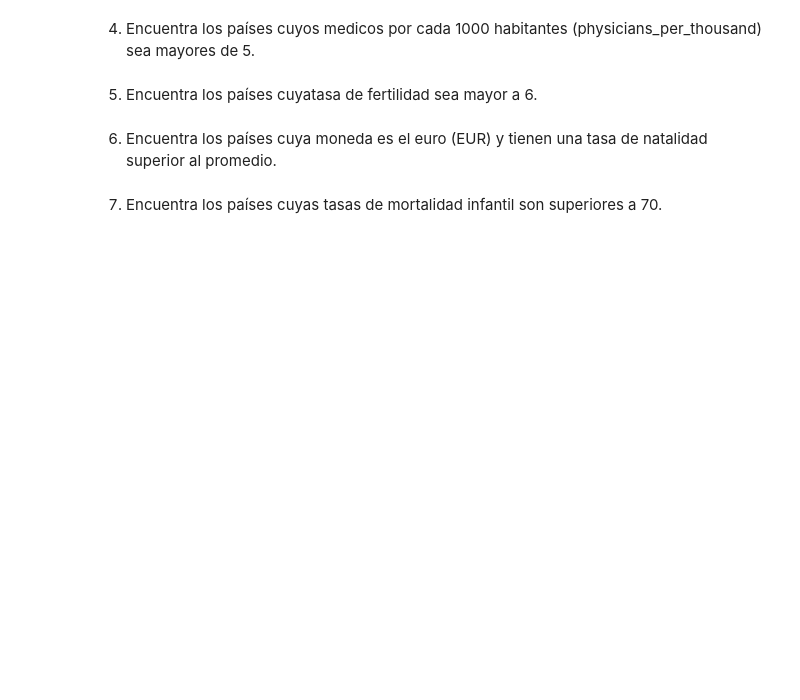
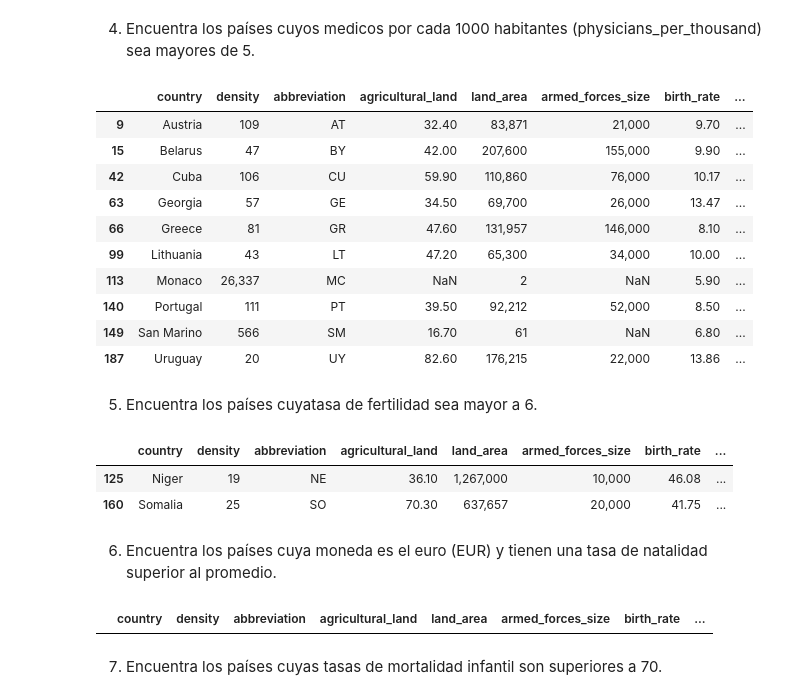
Before and after one commit to DianaG92/adalab-pair_programming-modulo3, a Jupyter notebook: promoH-modulo3-pairprogramming-Union-Limpieza-DIANA_ISA.ipynb, the cells around one changed output. Cells and saved outputs as stored; diff of their text form; code cells hidden in the pictures; blank space fills up the shorter version.

```diff
--- a/promoH-modulo3-pairprogramming-Union-Limpieza-DIANA_ISA.ipynb
+++ b/promoH-modulo3-pairprogramming-Union-Limpieza-DIANA_ISA.ipynb
@@ -147,8 +194,35 @@ df_merged.head()
 # %% [markdown]
 4. Encuentra los países cuyos medicos por cada 1000 habitantes (physicians_per_thousand) sea mayores de 5.
+# %%
+df_merged[df_merged["physicians_per_thousand"] > 5]
+# %% [output]
+|  | country | density | abbreviation | agricultural_land | land_area | armed_forces_size | birth_rate | ... |
+| 9 | Austria | 109 | AT | 32.40 | 83,871 | 21,000 | 9.70 | ... |
+| 15 | Belarus | 47 | BY | 42.00 | 207,600 | 155,000 | 9.90 | ... |
+| 42 | Cuba | 106 | CU | 59.90 | 110,860 | 76,000 | 10.17 | ... |
+| 63 | Georgia | 57 | GE | 34.50 | 69,700 | 26,000 | 13.47 | ... |
+| 66 | Greece | 81 | GR | 47.60 | 131,957 | 146,000 | 8.10 | ... |
+| 99 | Lithuania | 43 | LT | 47.20 | 65,300 | 34,000 | 10.00 | ... |
+| 113 | Monaco | 26,337 | MC | NaN | 2 | NaN | 5.90 | ... |
+| 140 | Portugal | 111 | PT | 39.50 | 92,212 | 52,000 | 8.50 | ... |
+| 149 | San Marino | 566 | SM | 16.70 | 61 | NaN | 6.80 | ... |
+| 187 | Uruguay | 20 | UY | 82.60 | 176,215 | 22,000 | 13.86 | ... |
 # %% [markdown]
 5. Encuentra los países cuyatasa de fertilidad sea mayor a 6.
+# %%
+df_merged[df_merged["fertility_rate"] > 6]
+# %% [output]
+|  | country | density | abbreviation | agricultural_land | land_area | armed_forces_size | birth_rate | ... |
+| 125 | Niger | 19 | NE | 36.10 | 1,267,000 | 10,000 | 46.08 | ... |
+| 160 | Somalia | 25 | SO | 70.30 | 637,657 | 20,000 | 41.75 | ... |
 # %% [markdown]
 6. Encuentra los países cuya moneda es el euro (EUR) y tienen una tasa de natalidad superior al promedio.
+# %%
+filtro3 = df_merged["currency-code"] == "EUR"
+filtro4 = df_merged["birth_rate"] > df_merged["birth_rate"].mean()
+
+df_merged[filtro3 & filtro4]
+# %% [output]
+|  | country | density | abbreviation | agricultural_land | land_area | armed_forces_size | birth_rate | ... |
 # %% [markdown]
 7. Encuentra los países cuyas tasas de mortalidad infantil son superiores a 70.
```
Also changed, not shown: parts of 16 cells of this notebook, 1 other file.
